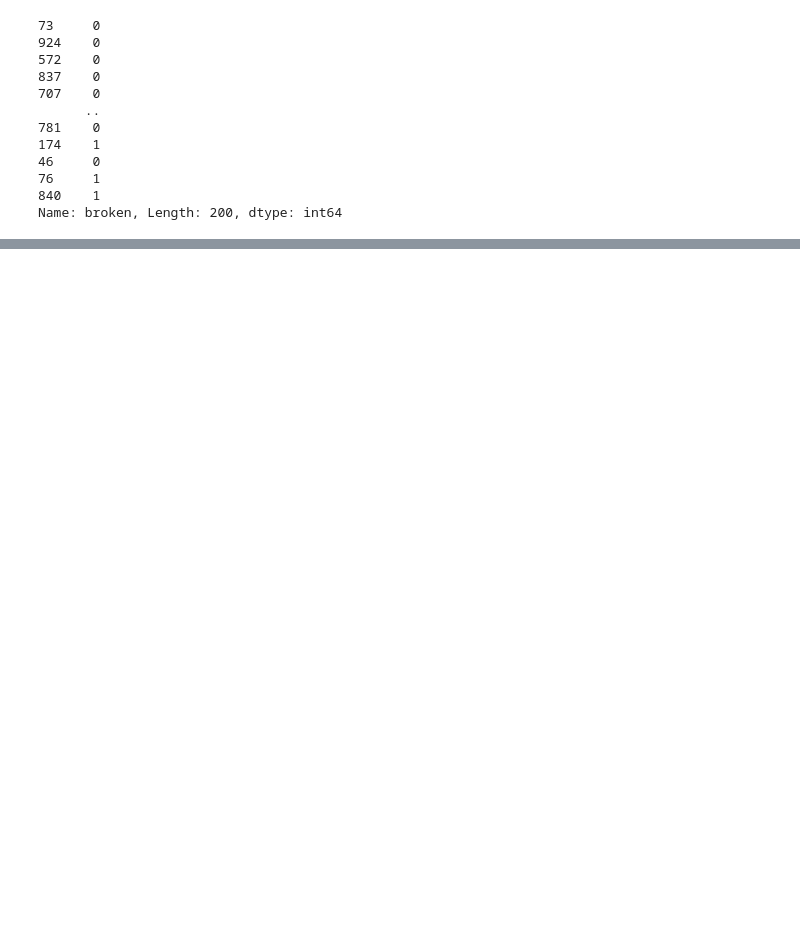
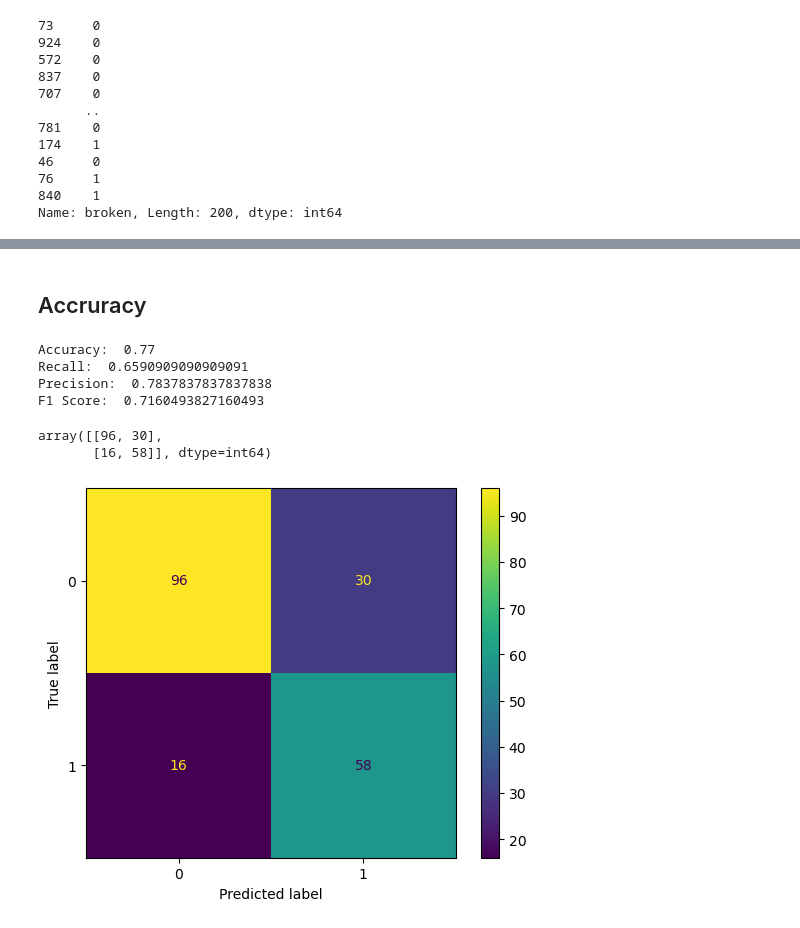
Before and after one commit to CodeByDeepankar/CTTC-AIML, a Jupyter notebook: man-logistic&knn.ipynb, the cells around one changed output, grey strips where cells are left out. Saved outputs shown, nothing was run; the diff lists cells and outputs as text; code cells hidden in the pictures; blank space fills up the shorter version.

```diff
--- a/man.ipynb
+++ b/man-logistic&knn.ipynb
@@ -346,0 +371,33 @@ plt.show()
+# %% [markdown]
+## Accruracy
+# %%
+from sklearn.metrics import accuracy_score, recall_score, precision_score, f1_score
+
+ac = accuracy_score(y_test, pred)
+re = recall_score(y_test, pred)
+pr = precision_score(y_test, pred)
+f1 = f1_score(y_test, pred)
+
+print("Accuracy: ", ac)
+print("Recall: ", re)
+print("Precision: ", pr)
+print("F1 Score: ", f1)
+# %% [output]
+Accuracy:  0.77
+Recall:  0.6590909090909091
+Precision:  0.7837837837837838
+F1 Score:  0.7160493827160493
+# %%
+# Confusion Matrix
+from sklearn.metrics import confusion_matrix, ConfusionMatrixDisplay
+cm = confusion_matrix(pred, y_test)
+cm
+# %% [output]
+array([[96, 30],
+       [16, 58]], dtype=int64)
+# %%
+cmd = ConfusionMatrixDisplay(cm)
+cmd.plot()
+plt.show()
+# %% [output]
+[figure, added]
```
Also changed, not shown: parts of 17 cells of this notebook, 1 other file.
